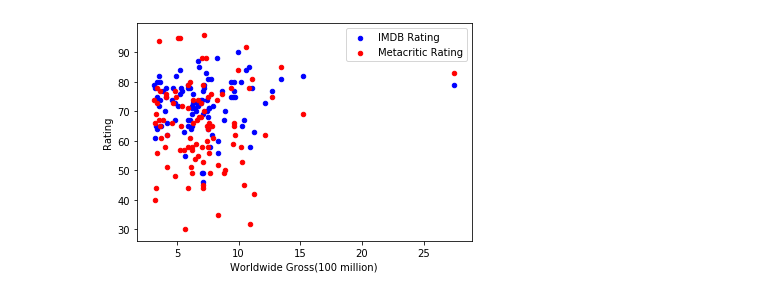
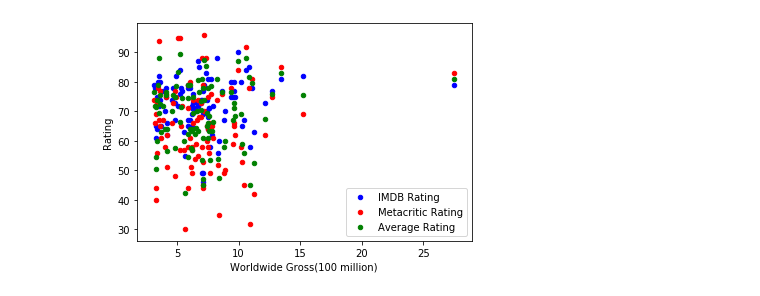
Before and after one commit to marbwhist/first-project, a Jupyter notebook: Rating vs. worldwide gross.ipynb, the cells around one changed output. Saved outputs shown, nothing was run; the diff lists cells and outputs as text; code cells hidden in the pictures.

```diff
--- a/Rating vs. worldwide gross.ipynb
+++ b/Rating vs. worldwide gross.ipynb
@@ -20,7 +21,11 @@ movie_data.head()
 | 4 | 4 | Action | Comedy | NaN | 7.8 | 119 | 5 | R | 20th Century Fox | ... |
 # %%
 ratings_data = movie_data[["title", "worldwide_gross", "imdb_rating", "metacritic"]].copy()
+#Adjust Imdb rating to percentage
 ratings_data.loc[:,"imdb_ratings_adj"] = ratings_data.loc[:,"imdb_rating"]*10
+#Adjust worldwide gross to $millions
 ratings_data.loc[:,"worldwide_gross_adj"] = ratings_data.loc[:,"worldwide_gross"]/100_000_000
+#Add average rating column
+ratings_data.loc[:, "average_rating"] = (ratings_data.loc[:,"imdb_ratings_adj"] + ratings_data.loc[:,"metacritic"])/2
 ratings_data
 # %% [output]
@@ -39,0 +45,4 @@ ratings_data
+# %%
+#Add average rating column
+ratings_data.loc[:, "average_rating"] = (ratings_data.loc[:,"imdb_ratings_adj"] + ratings_data.loc[:,"metacritic"])/2
+ratings_data
@@ -40,10 +63,11 @@ ratings_data
 # %%
 # Create a Scatter Plot for imdb_rating vs metacritic
 ax = ratings_data.plot(kind="scatter", x="worldwide_gross_adj",y="imdb_ratings_adj", color="b", label="IMDB Rating")
 ratings_data.plot(x="worldwide_gross_adj",y=("metacritic"), color="r", kind = "scatter", label="Metacritic Rating", ax=ax)
+ratings_data.plot(x="worldwide_gross_adj",y=("average_rating"), color="g", kind = "scatter", label="Average Rating", ax=ax)
 plt.xlim()
 plt.xlabel('Worldwide Gross(100 million)')
 plt.ylabel('Rating')
 plt.show()
 # %% [output]
-[figure, old version]
+[figure, new version]
```
Also changed, not shown: parts of 11 cells of this notebook.
